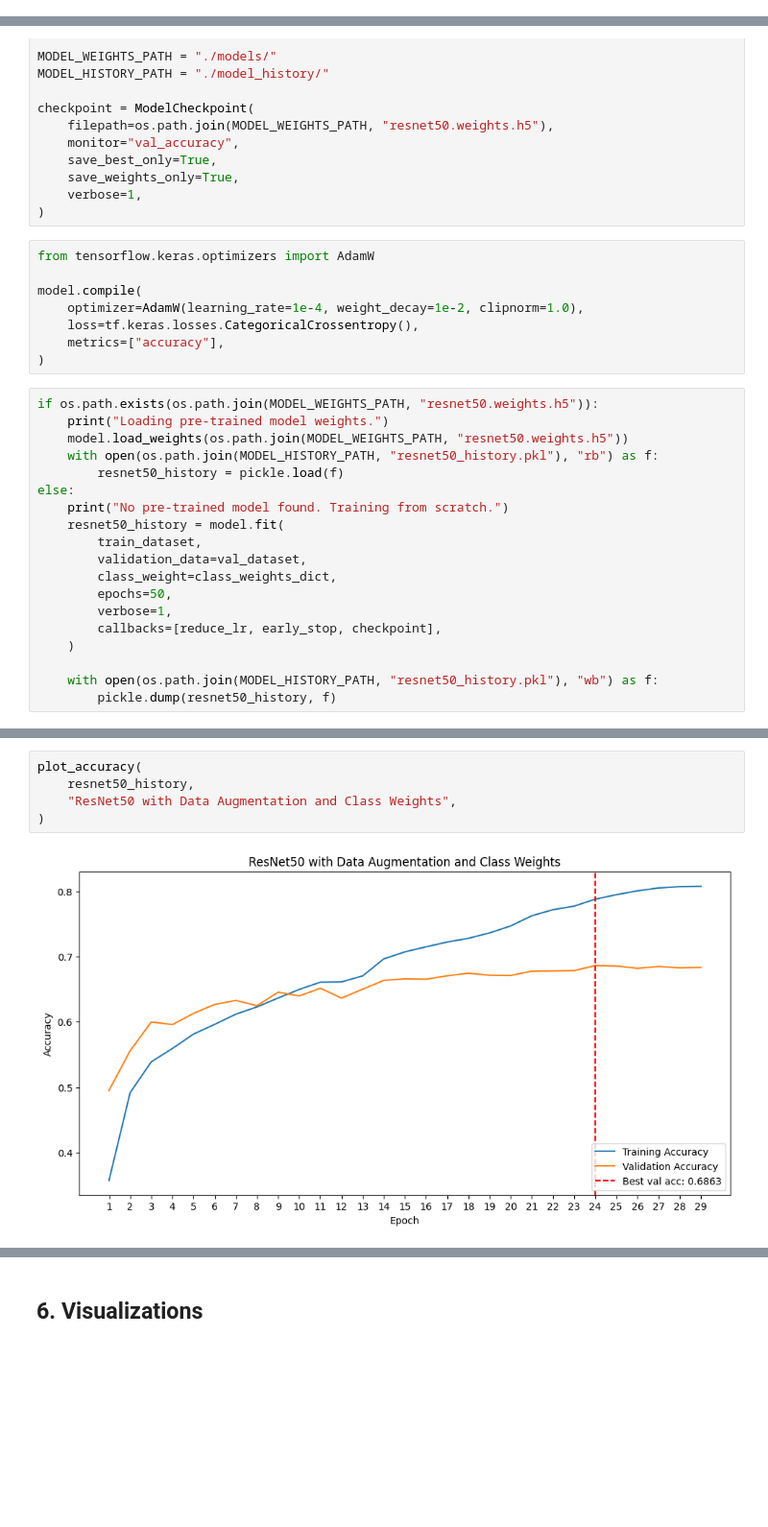
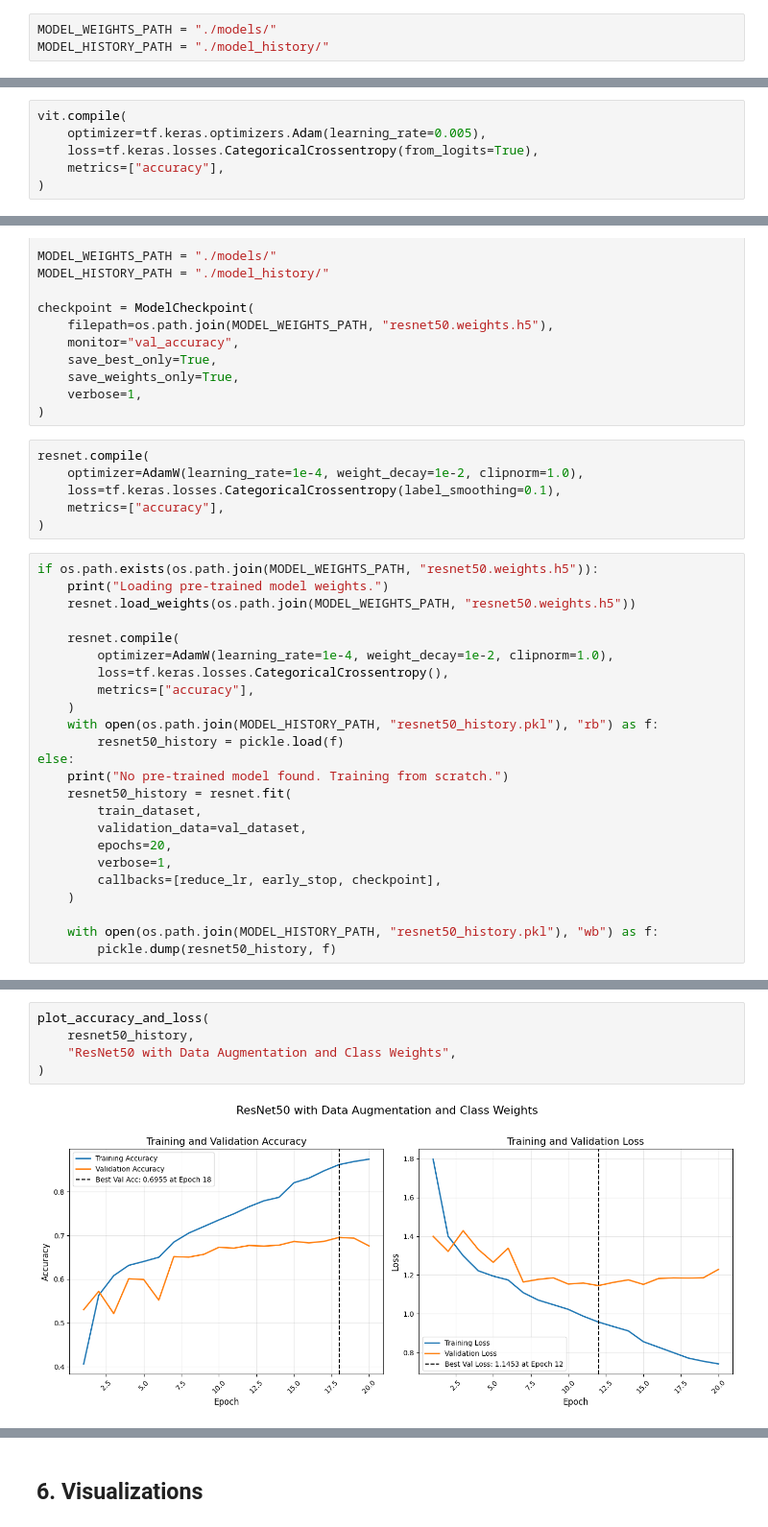
Before and after one commit to kayleeisokay/cs109b-final-project, a Jupyter notebook: MS5.ipynb, the cells around one changed output, grey strips where cells are left out. Shown at 96% size. Saved outputs shown, nothing was run; the diff lists cells and outputs as text; blank space fills up the shorter version.

```diff
--- a/MS5.ipynb
+++ b/MS5.ipynb
@@ -1726,0 +1690,3 @@ Overall, the baseline U-Net showed stronger and more balanced F1-scores across a
+# %%
+MODEL_WEIGHTS_PATH = "./models/"
+MODEL_HISTORY_PATH = "./model_history/"
@@ -1726,0 +1776,6 @@ Overall, the baseline U-Net showed stronger and more balanced F1-scores across a
+# %%
+vit.compile(
+    optimizer=tf.keras.optimizers.Adam(learning_rate=0.005),
+    loss=tf.keras.losses.CategoricalCrossentropy(from_logits=True),
+    metrics=["accuracy"],
+)
@@ -1845,26 +1980,29 @@ checkpoint = ModelCheckpoint(
     verbose=1,
 )
 # %%
-from tensorflow.keras.optimizers import AdamW
-
-model.compile(
+resnet.compile(
     optimizer=AdamW(learning_rate=1e-4, weight_decay=1e-2, clipnorm=1.0),
-    loss=tf.keras.losses.CategoricalCrossentropy(),
+    loss=tf.keras.losses.CategoricalCrossentropy(label_smoothing=0.1),
     metrics=["accuracy"],
 )
 # %%
 if os.path.exists(os.path.join(MODEL_WEIGHTS_PATH, "resnet50.weights.h5")):
     print("Loading pre-trained model weights.")
-    model.load_weights(os.path.join(MODEL_WEIGHTS_PATH, "resnet50.weights.h5"))
+    resnet.load_weights(os.path.join(MODEL_WEIGHTS_PATH, "resnet50.weights.h5"))
+
+    resnet.compile(
+        optimizer=AdamW(learning_rate=1e-4, weight_decay=1e-2, clipnorm=1.0),
+        loss=tf.keras.losses.CategoricalCrossentropy(),
+        metrics=["accuracy"],
+    )
     with open(os.path.join(MODEL_HISTORY_PATH, "resnet50_history.pkl"), "rb") as f:
         resnet50_history = pickle.load(f)
 else:
     print("No pre-trained model found. Training from scratch.")
-    resnet50_history = model.fit(
+    resnet50_history = resnet.fit(
         train_dataset,
         validation_data=val_dataset,
-        class_weight=class_weights_dict,
-        epochs=50,
+        epochs=20,
         verbose=1,
         callbacks=[reduce_lr, early_stop, checkpoint],
     )
@@ -1892,8 +2030,8 @@ Epoch 29: early stopping
 # %%
-plot_accuracy(
+plot_accuracy_and_loss(
     resnet50_history,
     "ResNet50 with Data Augmentation and Class Weights",
 )
 # %% [output]
-[figure, old version]
+[figure, new version]
 # %%
```
Also changed, not shown: parts of 74 cells of this notebook, 2 other files.
